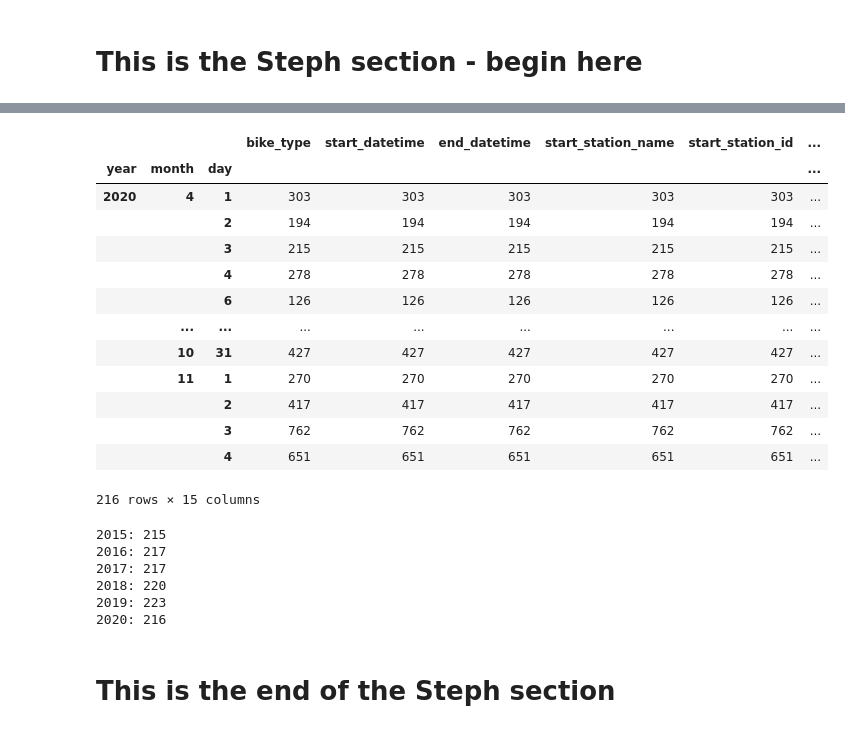
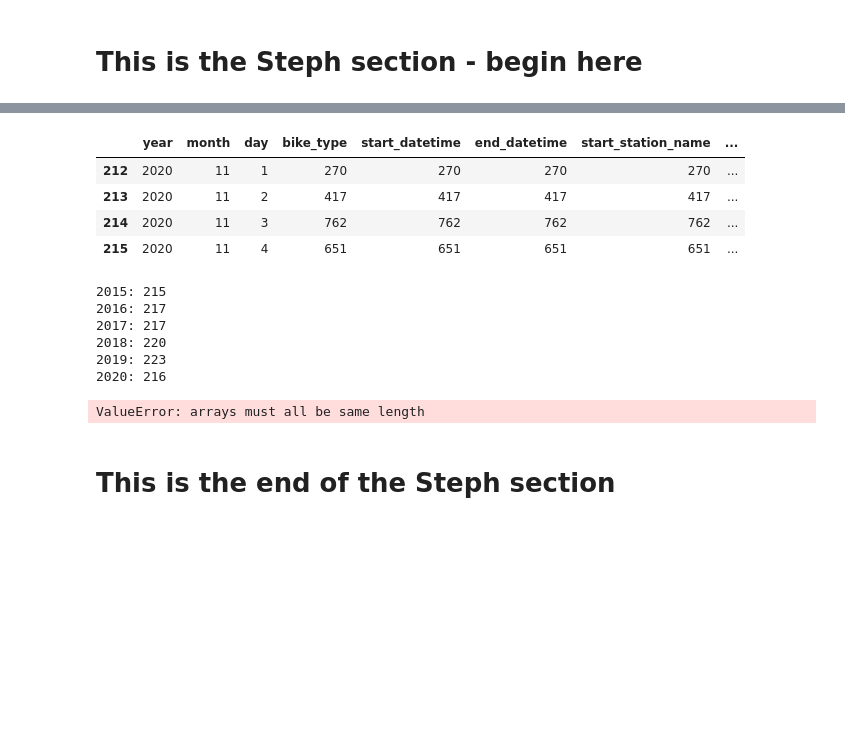
Before and after one commit to luchovzla/project-1, a Jupyter notebook: NiceRideCombined.ipynb, the cells around one changed output, grey strips where cells are left out. Cells and saved outputs as stored; diff of their text form; code cells hidden in the pictures; blank space fills up the shorter version.

```diff
--- a/NiceRideCombined.ipynb
+++ b/NiceRideCombined.ipynb
@@ -431,30 +416,22 @@ per_day_19
 # %%
 # 2020
 # Split datetime column into three values
 df_2020["year"] = df_2020.start_datetime.dt.year
 df_2020["month"] = df_2020.start_datetime.dt.month
 df_2020["day"] = df_2020.start_datetime.dt.day
 df_2020.head()
 
 # Group by month, day
-per_day_20 = df_2020.groupby([df_2020.year, df_2020.month, df_2020.day]).count()
+per_day_20 = df_2020.groupby([df_2020.year, df_2020.month, df_2020.day]).count().reset_index()
 per_day_20 = pd.DataFrame(per_day_20)
-per_day_20
+per_day_20.loc[per_day_20["month"] == 11]
+# Need 0 for 4/5, 5/31, 11/5-11/30
 # %% [output]
-|  |  |  | bike_type | start_datetime | end_datetime | start_station_name | start_station_id | ... |
-| year | month | day |  |  |  |  |  | ... |
-| 2020 | 4 | 1 | 303 | 303 | 303 | 303 | 303 | ... |
-|  |  | 2 | 194 | 194 | 194 | 194 | 194 | ... |
-|  |  | 3 | 215 | 215 | 215 | 215 | 215 | ... |
-|  |  | 4 | 278 | 278 | 278 | 278 | 278 | ... |
-|  |  | 6 | 126 | 126 | 126 | 126 | 126 | ... |
-|  | ... | ... | ... | ... | ... | ... | ... | ... |
-|  | 10 | 31 | 427 | 427 | 427 | 427 | 427 | ... |
-|  | 11 | 1 | 270 | 270 | 270 | 270 | 270 | ... |
-|  |  | 2 | 417 | 417 | 417 | 417 | 417 | ... |
-|  |  | 3 | 762 | 762 | 762 | 762 | 762 | ... |
-|  |  | 4 | 651 | 651 | 651 | 651 | 651 | ... |
+|  | year | month | day | bike_type | start_datetime | end_datetime | start_station_name | ... |
+| 212 | 2020 | 11 | 1 | 270 | 270 | 270 | 270 | ... |
+| 213 | 2020 | 11 | 2 | 417 | 417 | 417 | 417 | ... |
+| 214 | 2020 | 11 | 3 | 762 | 762 | 762 | 762 | ... |
+| 215 | 2020 | 11 | 4 | 651 | 651 | 651 | 651 | ... |
-216 rows × 15 columns
 # %%
 #Calculate daily rides by year
 
@@ -499,8 +476,14 @@ months = [4, 5, 6, 7, 8, 9, 10, 11]
 for year in years:
     for month in months:
 # %%
-rides_by_month = pd.DataFrame({"2015" : [daily_rides_15],
-                               "2016" : "daily_rides_16",
-                               "2017" : "daily_rides_17"})
+rides_by_month = pd.DataFrame({"2015" : daily_rides_15,
+                               "2016" : daily_rides_16,
+                               "2017" : daily_rides_17,
+                               "2018" : daily_rides_18,
+                               "2019" : daily_rides_19,
+                               "2020" : daily_rides_20})
+rides_by_month
+# %% [output]
+ValueError: arrays must all be same length
 # %% [markdown]
 # This is the end of the Steph section
```
Also changed, not shown: parts of 6 cells of this notebook.
